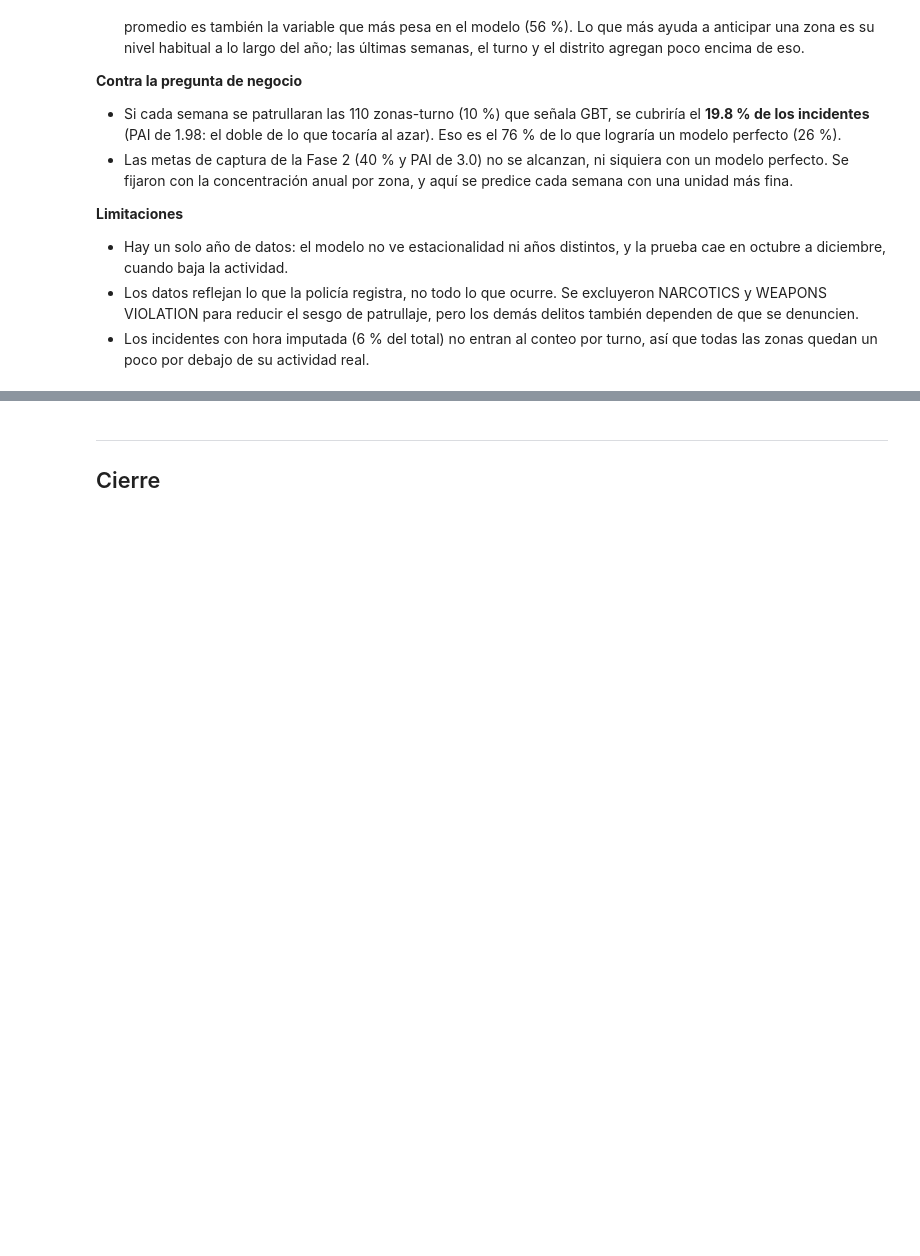
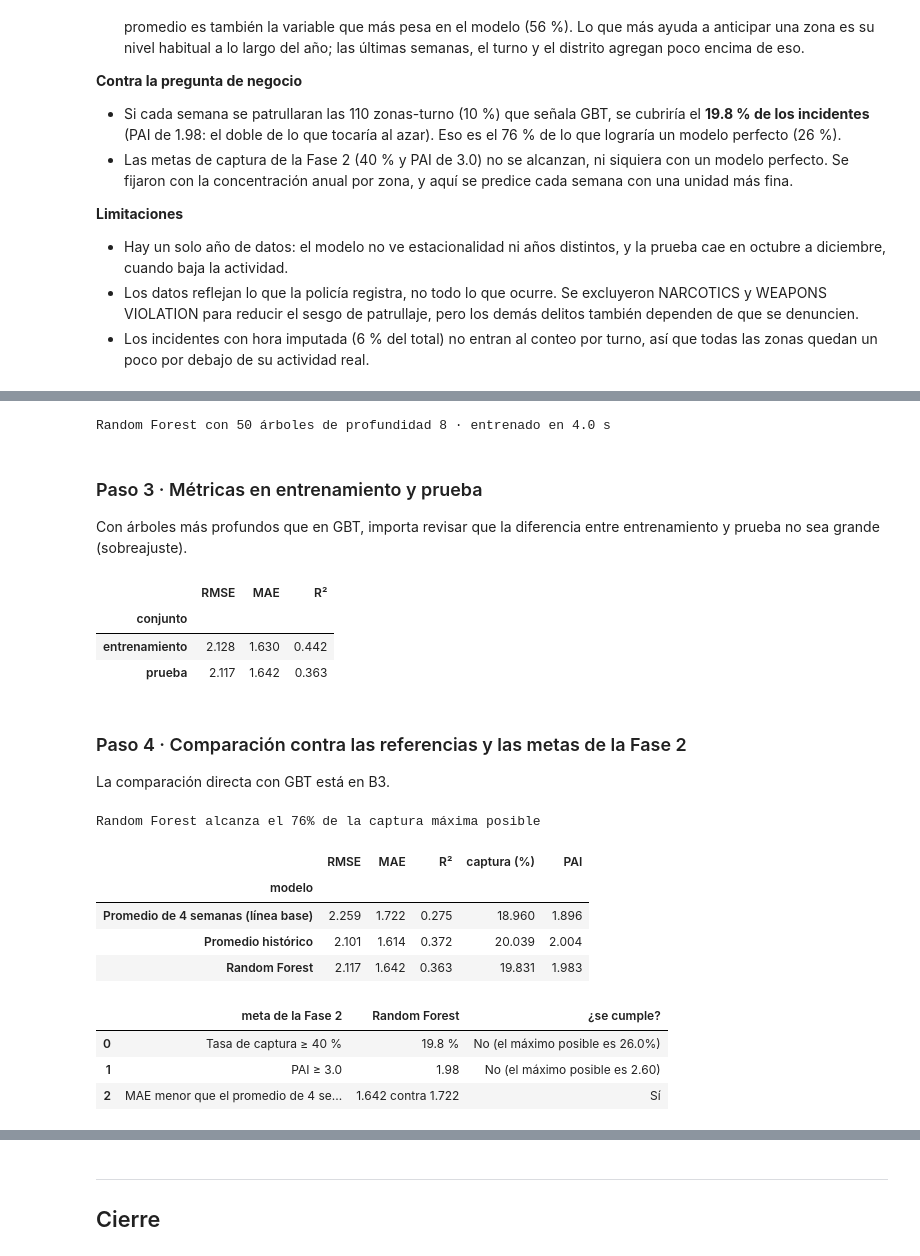
Before and after one commit to valentinodepaola/proyecto-integrador-big-data, a Jupyter notebook: notebooks/fase3_pipeline.ipynb, the cells around one changed output, grey strips where cells are left out. Saved outputs shown, nothing was run; the diff lists cells and outputs as text; code cells hidden in the pictures; blank space fills up the shorter version.

```diff
--- a/notebooks/fase3_pipeline.ipynb
+++ b/notebooks/fase3_pipeline.ipynb
@@ -1098,0 +1141,46 @@ importancia_gbt.groupby(grupo).sum().sort_values(ascending=False).round(3).to_fr
+# %%
+spark.sparkContext.setJobDescription("B2 · entrenamiento Random Forest")
+inicio = time.time()
+modelo_rf = RandomForestRegressor(featuresCol="features", labelCol="incidentes",
+                                  maxDepth=int(mejor_rf["maxDepth"]), numTrees=int(mejor_rf["numTrees"]), seed=42).fit(df_entrenamiento)
+segundos_rf = time.time() - inicio
+spark.sparkContext.setJobDescription(None)
+
+pred_rf = modelo_rf.transform(df_prueba).cache()
+print(f"Random Forest con {modelo_rf.getNumTrees} árboles de profundidad {modelo_rf.getMaxDepth()} · entrenado en {segundos_rf:.1f} s")
+# %% [output]
+Random Forest con 50 árboles de profundidad 8 · entrenado en 4.0 s
+# %% [markdown]
+### Paso 3 · Métricas en entrenamiento y prueba
+
+Con árboles más profundos que en GBT, importa revisar que la diferencia entre entrenamiento y prueba no sea grande (sobreajuste).
+# %%
+pd.DataFrame([{"conjunto": "entrenamiento", **metricas(modelo_rf.transform(df_entrenamiento), "prediction")},
+              {"conjunto": "prueba", **metricas(pred_rf, "prediction")}]).set_index("conjunto").round(3)
+# %% [output]
+|  | RMSE | MAE | R² |
+| conjunto |  |  |  |
+| entrenamiento | 2.128 | 1.630 | 0.442 |
+| prueba | 2.117 | 1.642 | 0.363 |
+# %% [markdown]
+### Paso 4 · Comparación contra las referencias y las metas de la Fase 2
+
+La comparación directa con GBT está en B3.
+# %%
+fila_rf = evaluar(pred_rf, "prediction", "Random Forest")
+comparacion_b2 = pd.DataFrame(referencias + [fila_rf]).set_index("modelo")
+
+print(f"Random Forest alcanza el {fila_rf['captura (%)'] / 100 / captura_maxima:.0%} de la captura máxima posible")
+display(comparacion_b2.round(3))
+metas_fase2(fila_rf)
+# %% [output]
+Random Forest alcanza el 76% de la captura máxima posible
+|  | RMSE | MAE | R² | captura (%) | PAI |
+| modelo |  |  |  |  |  |
+| Promedio de 4 semanas (línea base) | 2.259 | 1.722 | 0.275 | 18.960 | 1.896 |
+| Promedio histórico | 2.101 | 1.614 | 0.372 | 20.039 | 2.004 |
+| Random Forest | 2.117 | 1.642 | 0.363 | 19.831 | 1.983 |
+|  | meta de la Fase 2 | Random Forest | ¿se cumple? |
+| 0 | Tasa de captura ≥ 40 % | 19.8 % | No (el máximo posible es 26.0%) |
+| 1 | PAI ≥ 3.0 | 1.98 | No (el máximo posible es 2.60) |
+| 2 | MAE menor que el promedio de 4 se... | 1.642 contra 1.722 | Sí |
```
Also changed, not shown: parts of 18 cells of this notebook, 1 other file.
